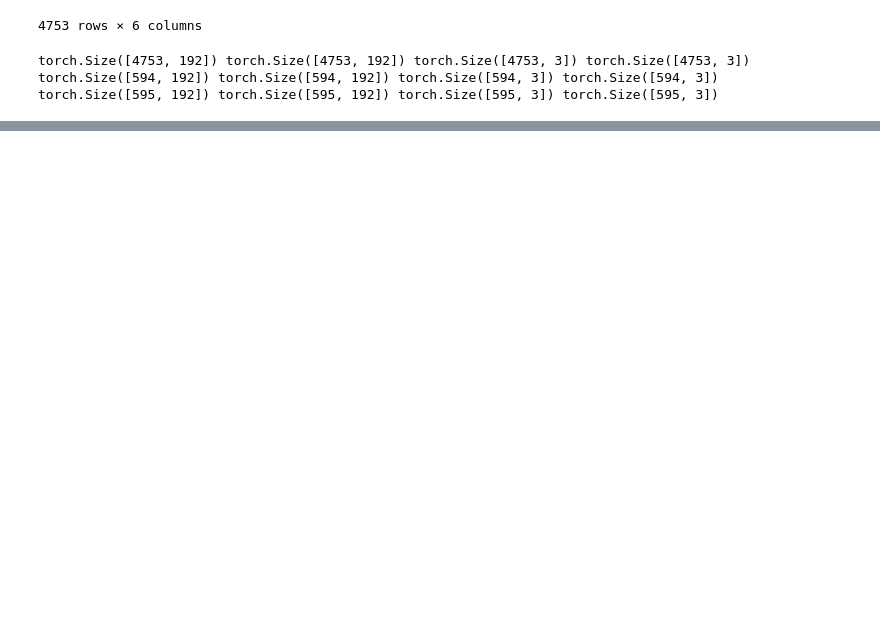
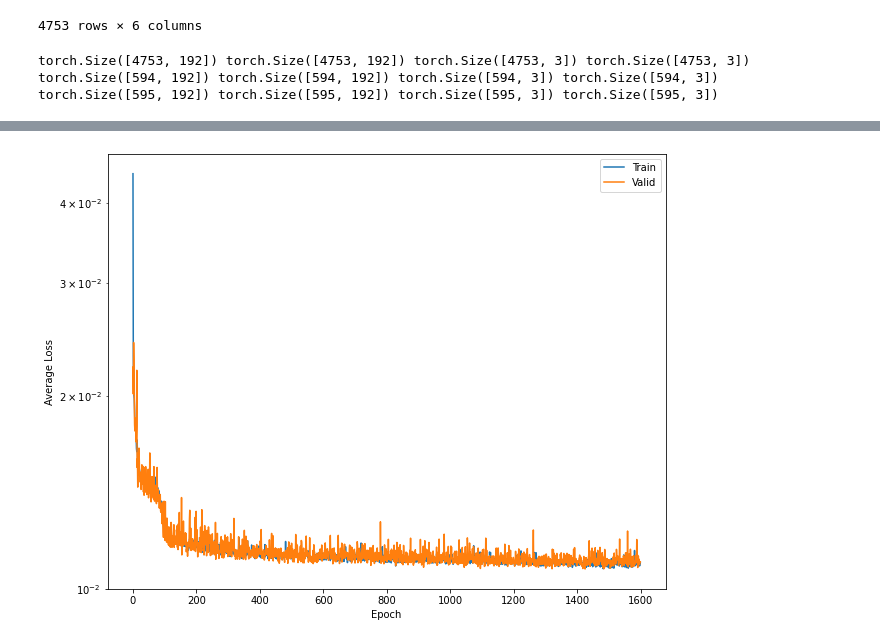
Before and after one commit to miguel-fc/Neutron_Reflect, a Jupyter notebook: nr_v11.ipynb, the cells around one changed output, grey strips where cells are left out. Drawn from its saved outputs; the diff is of its cells as text; code cells hidden in the pictures; blank space fills up the shorter version.

```diff
--- a/nr_v11.ipynb
+++ b/nr_v11.ipynb
@@ -388,3 +303,22 @@ torch.Size([595, 192]) torch.Size([595, 192]) torch.Size([595, 3]) torch.Size([5
 # #Reloading the encoder and decoderen
 # encoder.load_state_dict(torch.load("./encoder.pt"))
 # decoder.load_state_dict(torch.load("./decoder.pt"))
+# %%
+num_epochs = 1600
+num_layers = 1
+num_neur = 500
+
+def initialize_mlp(dim,nlabel,num_layers,num_neur):
+  lr= 0.001
+  torch.manual_seed(0)
+
+  model = mlp.MLP(dim=d,nlabel=nlabel,num_layers=num_layers,num_neur=num_neur)
+
+  params_to_optimize = [
+     {'params': model.parameters()},
+  ]
+
+  optim = torch.optim.Adam(params_to_optimize, lr=lr, weight_decay=1e-05)
+
+
+  return model, optim
@@ -390,0 +362,13 @@ torch.Size([595, 192]) torch.Size([595, 192]) torch.Size([595, 3]) torch.Size([5
+# %%
+#Initialize mlp
+model, optim = initialize_mlp(d,nlabel,num_layers,num_neur)
+
+#Train and validate
+diz_loss = {'train_loss':[],'val_loss':[]}
+for epoch in range(num_epochs):
+  # print (epoch)
+  train_loss = mlp.fit(model,device,mlp_train_loader,loss_fn,optim)
+  val_loss = mlp.val(model,device,mlp_valid_loader,loss_fn)
+  print('EPOCH {}/{} \t train loss {} \t val loss {}'.format(epoch + 1, num_epochs,train_loss,val_loss))
+  diz_loss['train_loss'].append(train_loss)
+  diz_loss['val_loss'].append(val_loss)
@@ -390,0 +393,13 @@ torch.Size([595, 192]) torch.Size([595, 192]) torch.Size([595, 3]) torch.Size([5
+# %%
+# Plot losses
+plt.figure(figsize=(10,8))
+plt.semilogy(diz_loss['train_loss'], label='Train')
+plt.semilogy(diz_loss['val_loss'], label='Valid')
+plt.xlabel('Epoch')
+plt.ylabel('Average Loss')
+#plt.grid()
+plt.legend()
+#plt.title('loss')
+plt.show()
+# %% [output]
+[figure, added]
```
Also changed, not shown: parts of 23 cells of this notebook.
